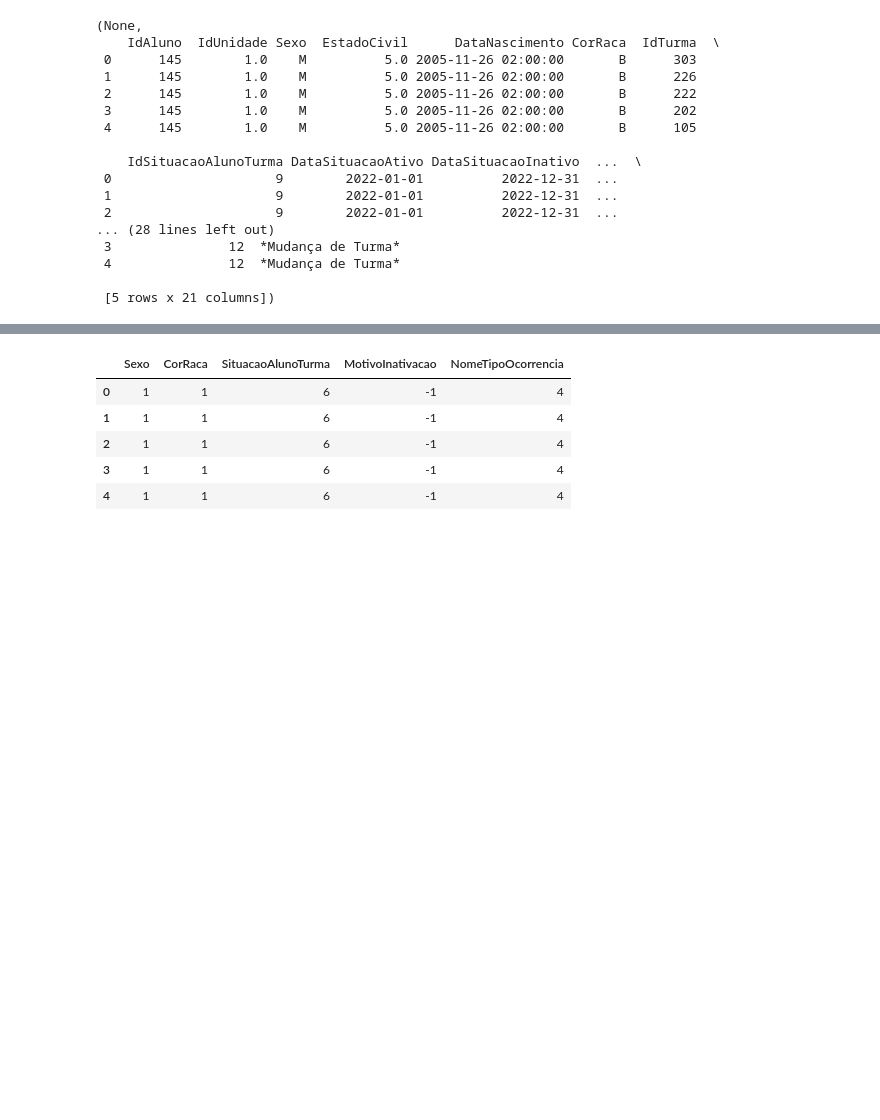
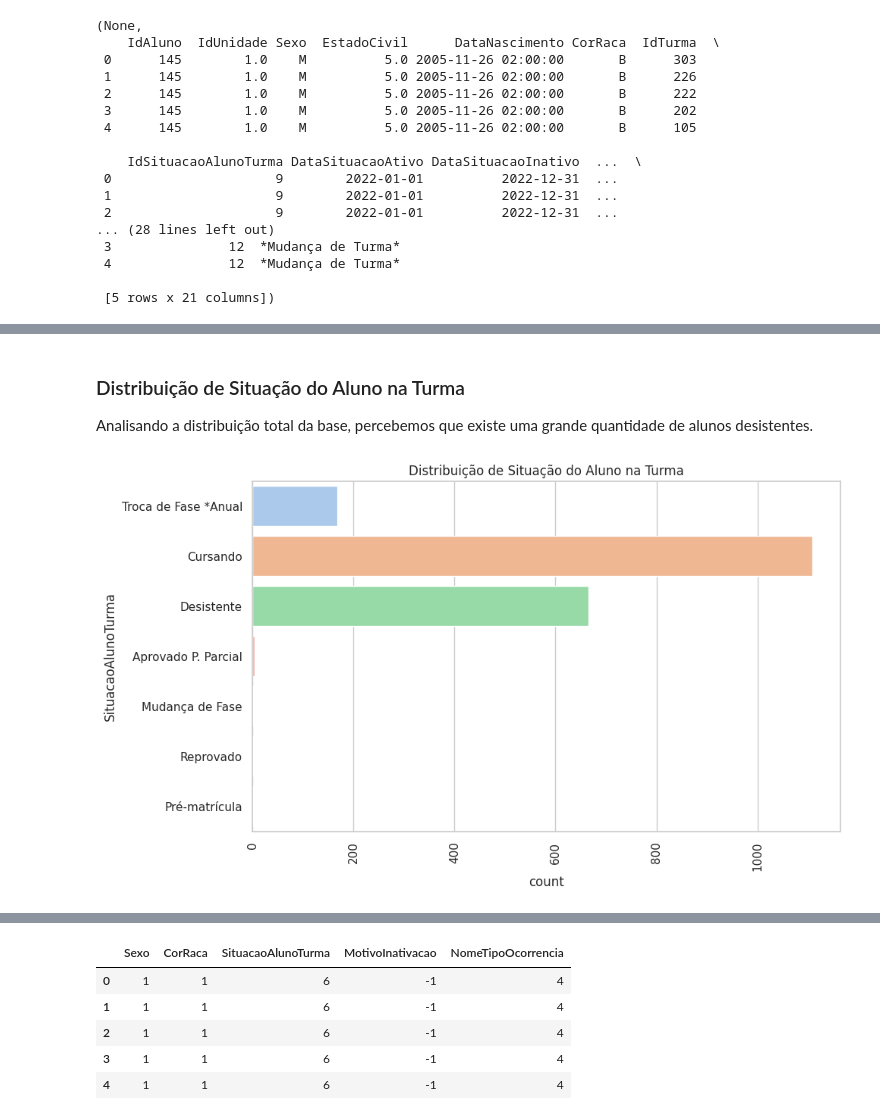
Before and after one commit to icarocarmona/DATATHON-2DTAT, a Jupyter notebook: notebooks/Construindo_modelo_1.ipynb, the cells around one changed output, grey strips where cells are left out. Cells and saved outputs as stored; diff of their text form; code cells hidden in the pictures; blank space fills up the shorter version.

```diff
--- a/notebooks/Construindo_modelo_1.ipynb
+++ b/notebooks/Construindo_modelo_1.ipynb
@@ -210,0 +210,12 @@ plt.show()
+# %% [markdown]
+### Distribuição de Situação do Aluno na Turma
+Analisando a distribuição total da base, percebemos que existe uma grande quantidade de alunos desistentes.
+# %%
+# Distribuição de Situação do Aluno na Turma
+plt.figure(figsize=(10, 6))
+sns.countplot(data=df_distinct, y='SituacaoAlunoTurma', hue='SituacaoAlunoTurma', palette="pastel")
+plt.title('Distribuição de Situação do Aluno na Turma')
+plt.xticks(rotation=90)
+plt.show()
+# %% [output]
+[figure, added]
```
Also changed, not shown: parts of 34 cells of this notebook, 14 other files.
